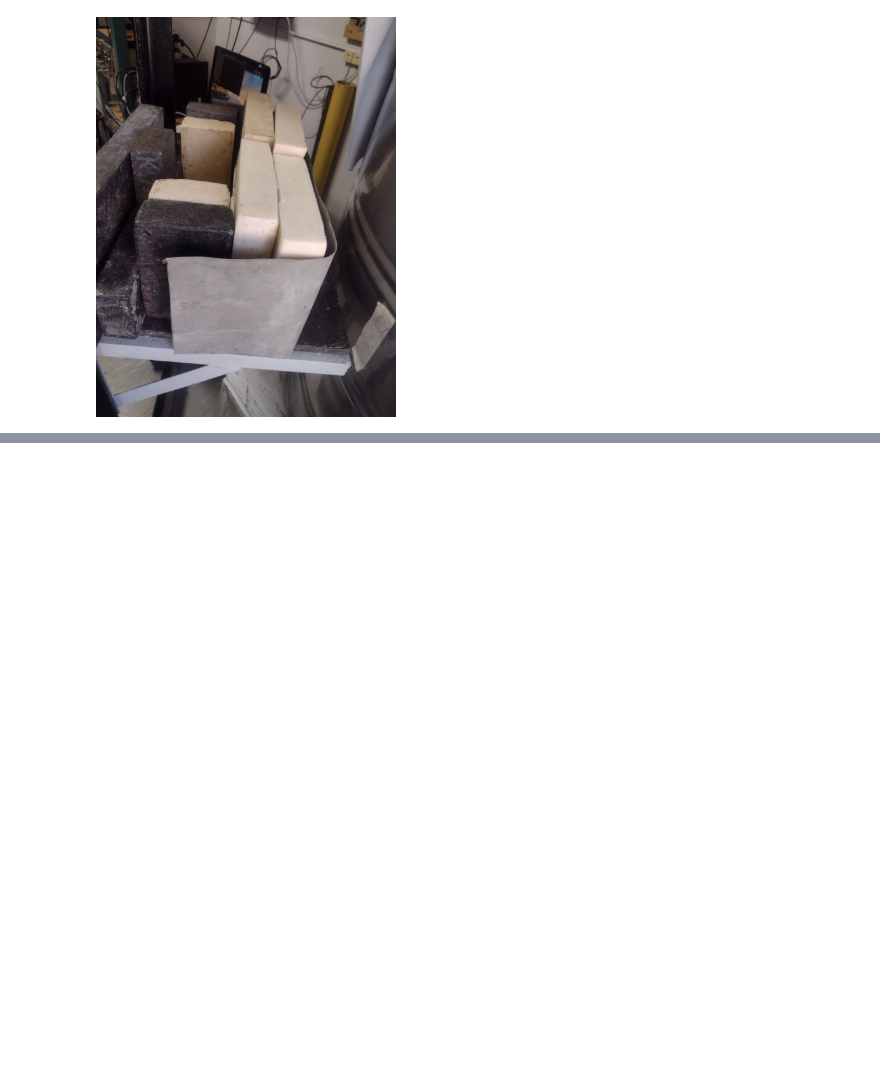
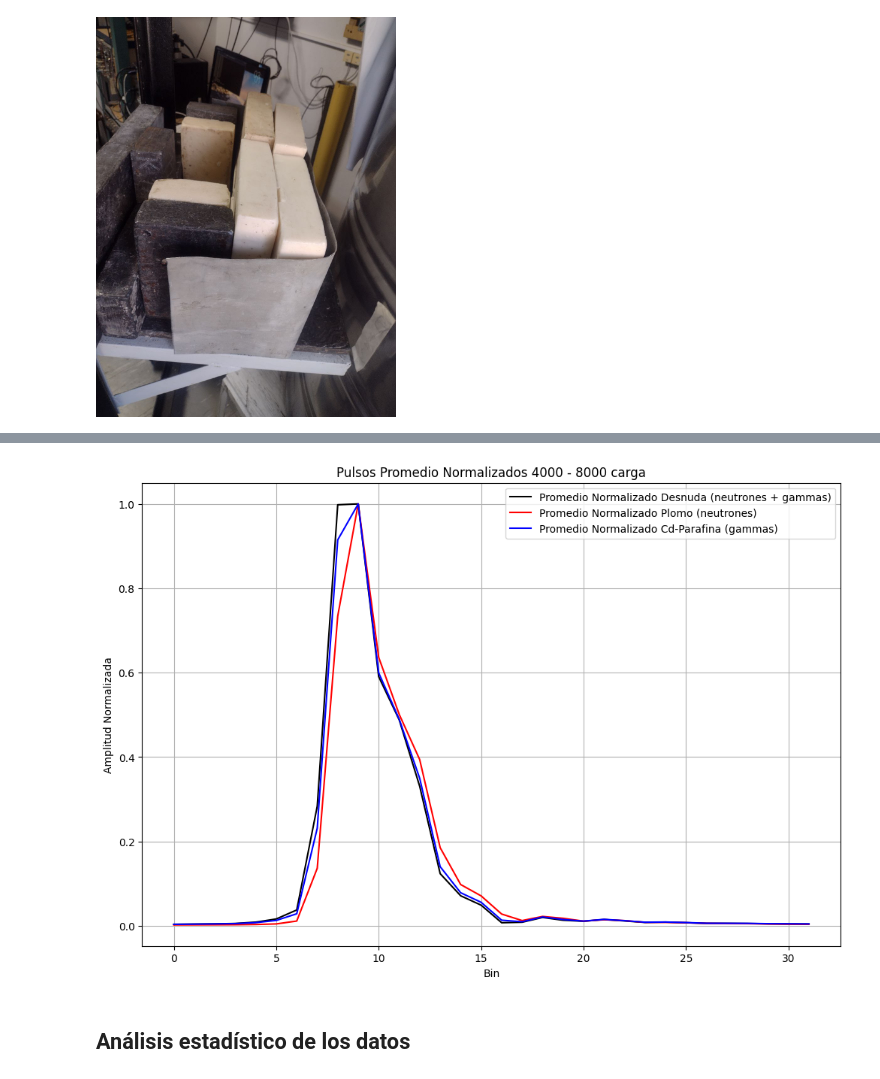
Before and after one commit to saisito/neutrones-gamma_classifier, a Jupyter notebook: process.ipynb, the cells around one changed output, grey strips where cells are left out. Saved outputs shown, nothing was run; the diff lists cells and outputs as text; code cells hidden in the pictures; blank space fills up the shorter version.

```diff
--- a/process.ipynb
+++ b/process.ipynb
@@ -858,0 +277,68 @@ del voting_clf
+# %%
+import numpy as np
+import matplotlib.pyplot as plt
+import glob
+
+# Función para cargar los datos de los archivos y calcular el promedio de los pulsos
+def load_and_calculate_average_pulse_from_directory(directory):
+    """
+    Loads pulse data from CSV files in the specified directory, calculates the average pulse for each file,
+    and returns an array of average pulses.
+    Args:
+        directory (str): The path to the directory containing the CSV files. The files should be named with
+                         the pattern '*fuente_pulsos.csv'.
+    Returns:
+        np.ndarray: An array where each element is the average pulse calculated from a corresponding CSV file.
+    """
+    files = sorted(glob.glob(f"{directory}/*fuente_pulsos.csv"))
+    average_pulses = []
+
+    for file in files:
+        data = np.loadtxt(file, delimiter=',', dtype=np.int32)
+        average_pulse = np.mean(data, axis=0)  # Calcular el promedio de los pulsos
+        average_pulses.append(average_pulse)  # Agregar el promedio a la lista
+
+    return np.array(average_pulses)
+
+# Función para normalizar pulsos
+def normalize_pulses(pulses):
+    """
+    Normalize the given pulses by dividing each pulse by its maximum absolute value.
+
+    Parameters:
+    pulses (numpy.ndarray): A 2D array where each row represents a pulse.
+
+    Returns:
+    numpy.ndarray: A 2D array of the same shape as `pulses`, where each pulse is normalized.
+    """
+    return pulses / np.max(np.abs(pulses), axis=1, keepdims=True)
+
+# Cargar los promedios de las diferentes configuraciones
+average_pulses = load_and_calculate_average_pulse_from_directory("AmBe_desnuda")
+average_pulses_plomo = load_and_calculate_average_pulse_from_directory("AmBe_plomo")
+average_pulses_cdparafinab = load_and_calculate_average_pulse_from_directory("AmBe_cdparafinab")
+
+# Normalizar los pulsos promedio
+normalized_average_pulses = normalize_pulses(average_pulses)
+normalized_average_pulses_plomo = normalize_pulses(average_pulses_plomo)
+normalized_average_pulses_cdparafinab = normalize_pulses(average_pulses_cdparafinab)
+
+# Crear el gráfico
+plt.figure(figsize=(12, 8))
+
+x_values = np.arange(len(normalized_average_pulses[0]))
+
+plt.plot(x_values, np.mean(normalized_average_pulses, axis=0), label='Promedio Normalizado Desnuda (neutrones + gammas)', color='black', linestyle='-')
+plt.plot(x_values, np.mean(normalized_average_pulses_plomo, axis=0), label='Promedio Normalizado Plomo (neutrones)', color='red', linestyle='-')
+plt.plot(x_values, np.mean(normalized_average_pulses_cdparafinab, axis=0), label='Promedio Normalizado Cd-Parafina (gammas)', color='blue', linestyle='-')
+
+plt.title('Pulsos Promedio Normalizados 4000 - 8000 carga')
+plt.xlabel('Bin')
+plt.ylabel('Amplitud Normalizada')
+plt.grid()
+plt.legend()
+plt.show()
+# %% [output]
+[figure, added]
+# %% [markdown]
+## Análisis estadístico de los datos
```
Also changed, not shown: parts of 114 cells of this notebook.
